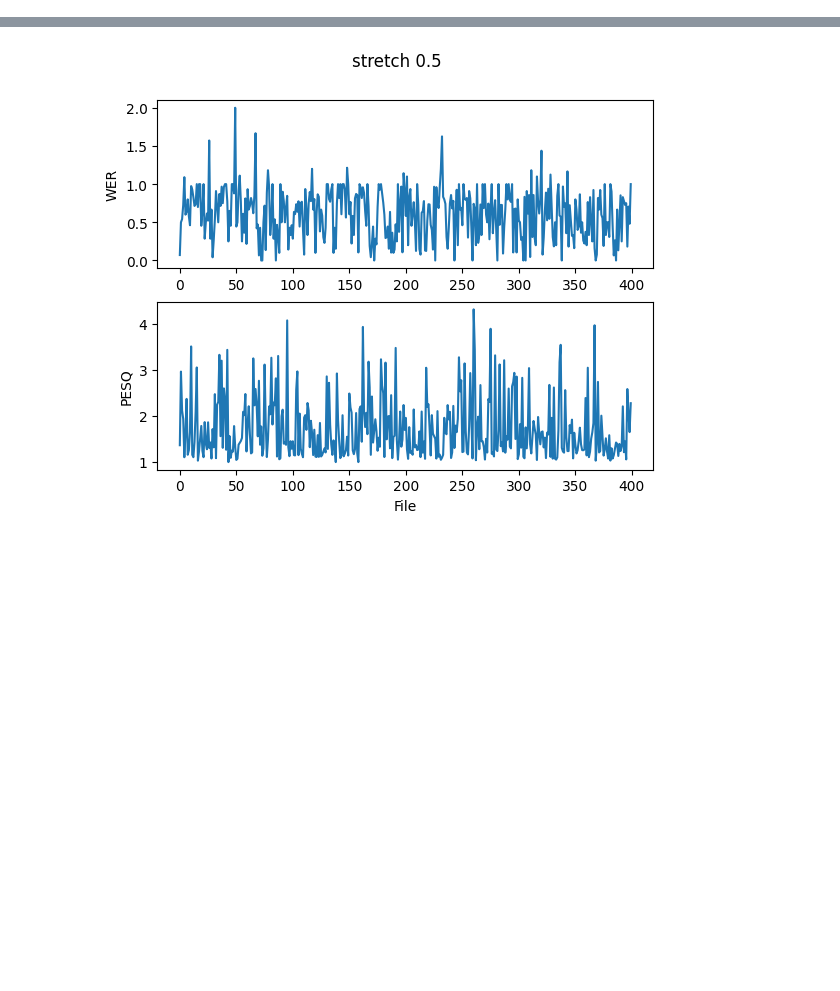
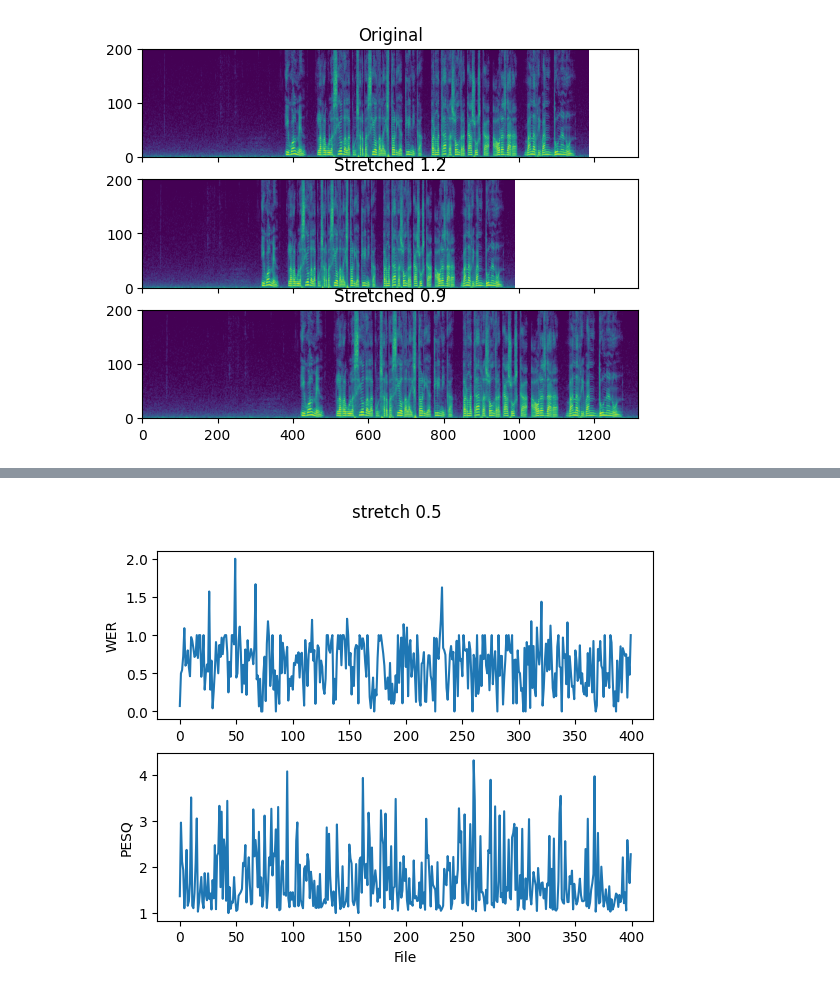
Before and after one commit to LucasTakanori/DA_programV2, a Jupyter notebook: DATABASE/testtime.ipynb, the cells around one changed output, grey strips where cells are left out. Cells and saved outputs as stored; diff of their text form; code cells hidden in the pictures; blank space fills up the shorter version.

```diff
--- a/DATABASE/testtime.ipynb
+++ b/DATABASE/testtime.ipynb
@@ -83,0 +84,92 @@ plot_spectrogram(audio, 48000, 'STRETCH 2 Audio Spectrogram')
+# %%
+import torchaudio
+import torch
+import librosa
+import matplotlib.pyplot as plt
+import torchmetrics
+from torchmetrics.audio import PerceptualEvaluationSpeechQuality
+
+def plot_spec(ax, spec, title, ylabel="freq_bin"):
+    ax.set_title(title)
+    ax.imshow(librosa.power_to_db(spec), origin="lower", aspect="auto")
+
+def plot_waveform(waveform, sample_rate, title="Waveform", xlim=None):
+    waveform = waveform.numpy()
+
+    num_channels, num_frames = waveform.shape
+    time_axis = torch.arange(0, num_frames) / sample_rate
+
+    figure, axes = plt.subplots(num_channels, 1)
+    if num_channels == 1:
+        axes = [axes]
+    for c in range(num_channels):
+        axes[c].plot(time_axis, waveform[c], linewidth=1)
+        axes[c].grid(True)
+        if num_channels > 1:
+            axes[c].set_ylabel(f"Channel {c+1}")
+        if xlim:
+            axes[c].set_xlim(xlim)
+    figure.suptitle(title)
+
+# Load the waveform
+waveform, sample_rate = torchaudio.load("upc_ca_ona_100000.wav")
+
+# Create a spectrogram
+spectrogram_transform = torchaudio.transforms.Spectrogram()
+original = spectrogram_transform(waveform)
+
+# Stretch the spectrogram
+stretch = torchaudio.transforms.TimeStretch()
+stretched_1_2 = stretch(original, 1.2)
+stretched_0_9 = stretch(original, 0.9)
+
+fig, axes = plt.subplots(3, 1, sharex=True, sharey=True)
+plot_spec(axes[0], original[0], title="Original")
+plot_spec(axes[1], stretched_1_2[0], title="Stretched 1.2")
+plot_spec(axes[2], stretched_0_9[0], title="Stretched 0.9")
+
+# Convert the spectrogram back to a waveform
+inverse_spectrogram = torchaudio.transforms.InverseSpectrogram(n_fft=400, win_length=400, hop_length=200)
+
+waveform_1_2 = inverse_spectrogram(stretched_1_2)
+waveform_0_9 = inverse_spectrogram(stretched_0_9)
+
+# Convert the spectrogram to a real-valued representation
+original_real = original.abs().pow(2)
+stretched_1_2_real = stretched_1_2.abs().pow(2)
+stretched_0_9_real = stretched_0_9.abs().pow(2)
+
+# Convert the real-valued spectrogram back to a waveform
+griffin_lim = torchaudio.transforms.GriffinLim(n_fft=400, win_length=400, hop_length=200, power=2)
+
+waveform_1_2 = griffin_lim(stretched_1_2_real)
+waveform_0_9 = griffin_lim(stretched_0_9_real)
+
+plot_waveform(waveform, sample_rate, title="Original", xlim=None)
+plot_waveform(waveform_1_2, sample_rate, title="Stretched 1.2", xlim=None)
+plot_waveform(waveform_0_9, sample_rate, title="Stretched 0.9", xlim=None)
+
+
+torchaudio.save("upc_ca_ona_100000TIME12.wav", waveform_1_2, sample_rate, format='wav')
+torchaudio.save("upc_ca_ona_100000TIME09.wav", waveform_0_9, sample_rate, format='wav')
+
+
+
+import torch.nn.functional as F
+
+# Resize waveform_1_2 to match the size of waveform
+waveform_1_2_resized = F.interpolate(waveform_1_2.unsqueeze(0), size=waveform.shape[-1], mode='linear').squeeze(0)
+
+# Calculate PESQ score
+nb_pesq = PerceptualEvaluationSpeechQuality(16000, 'wb')
+print(nb_pesq(waveform, waveform_1_2_resized))
+
+# waveform3, sample_rate = torchaudio.load("upc_ca_ona_100000PITCHRB12.wav", normalize=True)
+# wb_pesq = PerceptualEvaluationSpeechQuality(16000, 'wb')
+# print(wb_pesq(waveform, waveform_0_9))
+
+
+
+wb_pesq = PerceptualEvaluationSpeechQuality(16000, 'nb')
+print(wb_pesq(waveform, waveform))
+# %% [output]
@@ -83,0 +178 @@ plot_spectrogram(audio, 48000, 'STRETCH 2 Audio Spectrogram')
+[figure, added]
```
Also changed, not shown: parts of 3 cells of this notebook, 4 other files.
